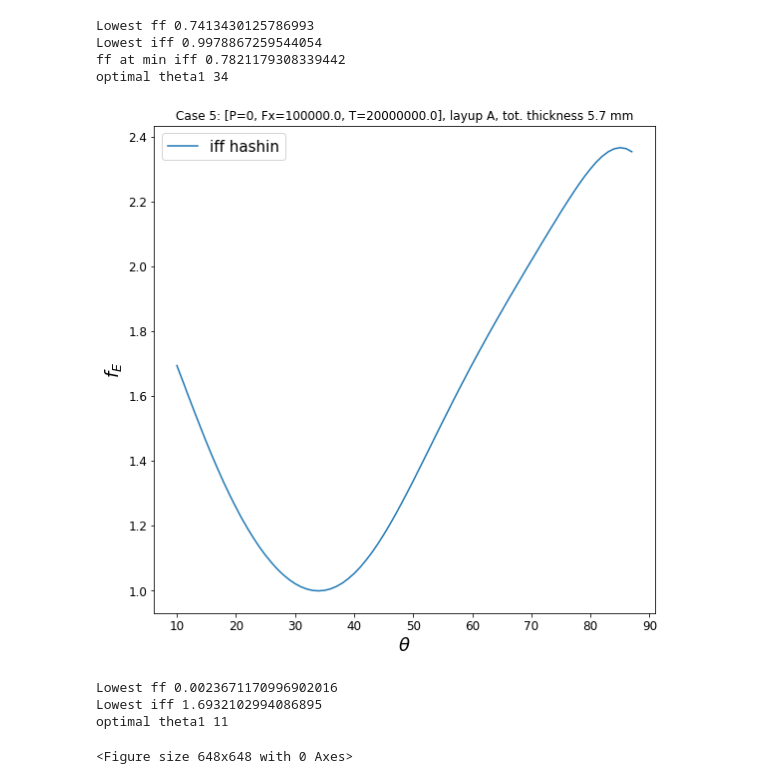
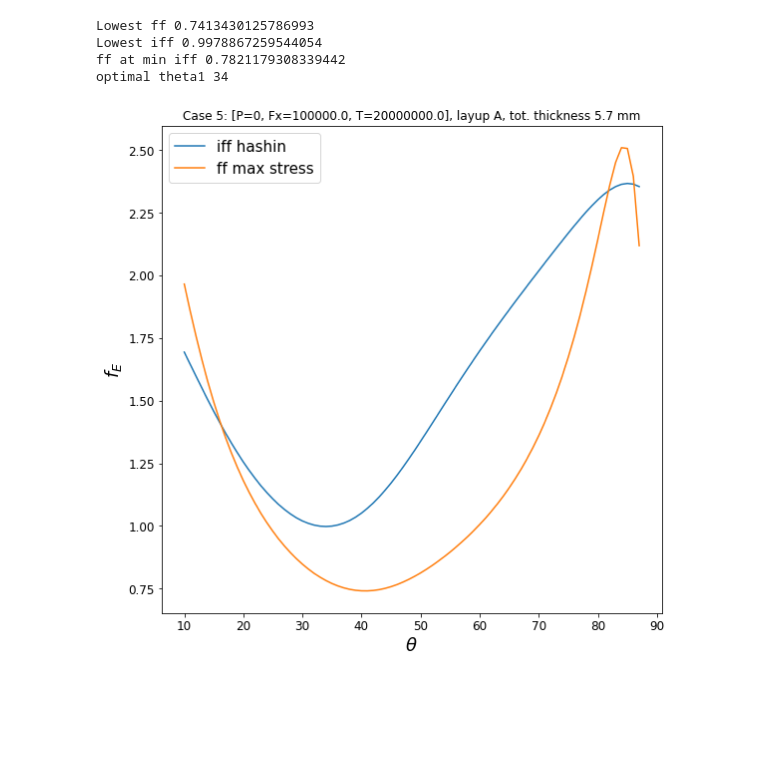
Before and after one commit to alfm778/Plastkompositter, a Jupyter notebook: Assignment 3.ipynb, the cells around one changed output. Drawn from its saved outputs; the diff is of its cells as text; code cells hidden in the pictures; blank space fills up the shorter version.

```diff
--- a/Assignment 3.ipynb
+++ b/Assignment 3.ipynb
@@ -204,7 +203,7 @@ def solve(layup, R, P, Fx, T):
     strains_global=np.linalg.solve(A,loads)
 
     fE_ff = 0
-    fE_iff_2D = 0
+    fE_iff = 0
     stresses = []
     local_strains = []
     Qs = []
@@ -485,32 +496,32 @@ for theta1 in thetas:
     fE_ff_new = res_ff["fE_ff"]
     fE_iff_new = res_iff["fE_iff"]
 
     if fE_iff_new < min_fE_iff:
         min_fE_iff = fE_iff_new
         optimal_theta = theta1
         ff_at_min_iff = fE_ff_new
 
     fE_ff.append(res_ff["fE_ff"])
     fE_iff.append(res_iff["fE_iff"])
     #print(fE_ff)
 
 print("Lowest ff", min(fE_ff))
 print("Lowest iff", min(fE_iff))
 print("ff at min iff", ff_at_min_iff)
 
 print("optimal theta1", optimal_theta)
 plt.plot(thetas, fE_iff, label="iff hashin")
-#plt.plot(thetas, fE_ff, label="ff max stress")
+plt.plot(thetas, fE_ff, label="ff max stress")
 
 
 plt.xlabel("$\\theta$")
 plt.ylabel("$f_E$")
 plt.title(f"Case {casenr}: [{P=}, {Fx=}, {T=}], layup {layupnr}, tot. thickness {t1} mm")
 plt.legend(prop={'size': legendsize})
 plt.savefig(f'output/Case{casenr} - layup{layupnr}.png')
 # %% [output]
 Lowest ff 0.7413430125786993
 Lowest iff 0.9978867259544054
 ff at min iff 0.7821179308339442
 optimal theta1 34
-[figure, old version]
+[figure, new version]
@@ -668,57 +527,0 @@ fE_iff = res_iff["fE_iff"]
-# %%
-# Case 2 layup A
-P,Fx,T = 0,100E3, 0
-R = 75
-casenr = 2
-layupnr = "A"
-
-t1 = 0.2
-t2 = 0.2
-
-thetas = list(range(11, 88))
-set_plot_props()
-
-theta_iff = 11
-theta_ff = 88
-
-layup_iff = [{'mat':m,  'ori':  theta_iff,  'thi':t1/2},
-          {'mat':m,  'ori': -theta_iff,  'thi':t1/2}]
-
-layup_iff = [{'mat':m,  'ori':  theta_iff,  'thi':t1/2},
-             {'mat':m,  'ori': -theta_iff,  'thi':t1/2},
-             {'mat':m,  'ori': 88,  'thi':0.5}]
-
-layup_ff = [{'mat':m,  'ori':  88,  'thi':t1/2},
-             {'mat':m,  'ori': -88,  'thi':t1/2},
-             {'mat':m,  'ori': 88,  'thi':0}]
-
-
-
-#layup_ff = [{'mat':m2,  'ori':  theta1,  'thi':t1/2},
-#          {'mat':m2,  'ori': -theta1,  'thi':t1/2}]
-
-res_ff = solve(layup_ff,R=75,P=P*3,Fx=Fx*3,T=T*3)
-res_iff = solve(layup_iff,R=75,P=P*1.2,Fx=Fx*1.2,T=T*1.2)
-
-
-fE_ff.append(res_ff["fE_ff"])
-fE_iff.append(res_iff["fE_iff"])
-
-#print(fE_ff)
-print("Lowest ff", min(fE_ff))
-print("Lowest iff", min(fE_iff))
-optimal_theta1 = 11
-print("optimal theta1", optimal_theta1)
-
-#plt.plot(thetas, fE_iff, label="iff hashin")
-#plt.plot(thetas, fE_ff, label="ff")
-#plt.xlabel("$\\theta$")
-#plt.ylabel("$f_E$")
-#plt.title(f"Case {casenr}: [{P=}, {Fx=}, {T=}], layup {layupnr}, tot. thickness {t1} mm")
-#plt.legend(prop={'size': legendsize})
-#plt.savefig(f'output/Case{casenr} - layup{layupnr}.png')
-# %% [output]
-Lowest ff 0.0023671170996902016
-Lowest iff 1.6932102994086895
-optimal theta1 11
-<Figure size 648x648 with 0 Axes>
```
Also changed, not shown: parts of 10 cells of this notebook, 1 other file.
